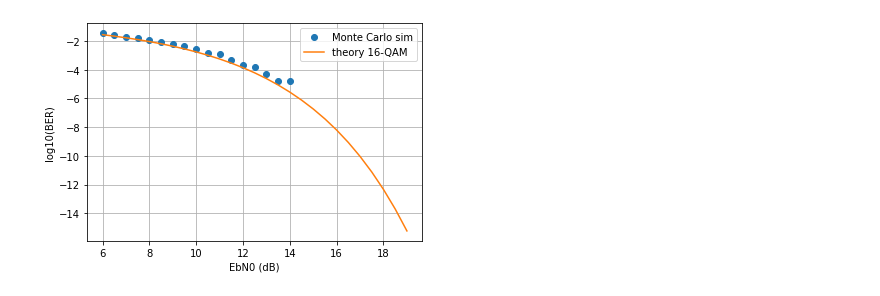
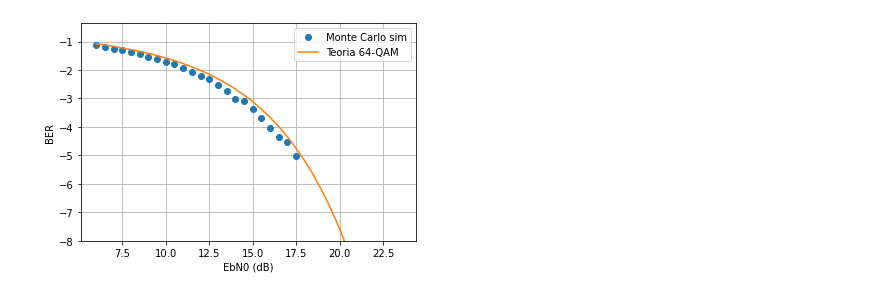
Before and after one commit to wevertonmm/TCC-OFDM-system, a Jupyter notebook: OFDM_system_BER_performance.ipynb, the cells around one changed output. Saved outputs shown, nothing was run; the diff lists cells and outputs as text; code cells hidden in the pictures.

Commit message:
BER performance of OFDM system

```diff
--- a/OFDM_system_BER_performance.ipynb
+++ b/OFDM_system_BER_performance.ipynb
@@ -275,13 +201,14 @@ def theoryBER_MQAM(M, EbN0):
 # %%
-n = 10
-mu = 4
+n = 14
+mu = 6
 M = 2**mu
+SpS = 1
 payloadBits_per_OFDM = mu * 2**n
 K = payloadBits_per_OFDM // 2**(n-5)
 bits_per_ofdm = payloadBits_per_OFDM // K
 CP = K // 4
 P = 8 # number of pilot carriers per OFDM block
-pilotValue = 3+3j # The known value each pilot transmits
+pilotValue = 7+7j # The known value each pilot transmits
 
 allCarriers = np.arange(K)  # indices of all subcarriers ([0, 1, ... K-1])
 pilotCarriers = allCarriers[::K//P] # Pilots is every (K/P)th carrier.
@@ -302,7 +229,6 @@ H_exact = np.fft.fft(channelResponse, K)
 EbN0dB_ = np.arange(1,20.5,0.5)+5
 BER     = np.zeros(EbN0dB_.shape)
 
-
 for subcarrier in range(K):
     for indSNR in range(EbN0dB_.size):
 
@@ -313,23 +239,35 @@ for subcarrier in range(K):
 
         QAM = Mapping(bits_SP)
         OFDM_data = OFDM_symbol(QAM)
+#         print("OFDM_data DOWN", len(OFDM_data))
+
+#         symbolsUp = upsample(OFDM_data, SpS) # Aumenta a taxa de amostragem do sinal para SpS amostras/símbolo
+#         print("OFDM_data UP", len(symbolsUp))
+
         OFDM_time = IDFT(OFDM_data)
 
         OFDM_withCP = addCP(OFDM_time, CP)
 
         OFDM_TX = OFDM_withCP
 
-        # 1) RATE = 3.0 para 4-QAM, 2) RATE = 5.0 para 16-QAM e 3) RATE = 7.0 para 64-QAM
-        OFDM_RX = channel(OFDM_TX, 'awgn', EbN0dB, rate = 5)
-
+        OFDM_RX = channel(OFDM_TX, 'awgn', EbN0dB, M = 64)
         OFDM_RX_noCP = removeCP(OFDM_RX)
         OFDM_demod = DFT(OFDM_RX_noCP)
 
+#         plt.figure(2)
+#         plt.plot(OFDM_demod.real, OFDM_demod.imag,'.',color = 'red');
+#         plt.xlabel('real');
+#         plt.ylabel('imag');
+
+
         Hest = channelEstimate(OFDM_demod)
+        equalized_Hest = equalize(OFDM_demod, Hest)
+        QAM_est = get_payload(equalized_Hest)
 
-        equalized_Hest = equalize(OFDM_demod, Hest)
-
-        QAM_est = get_payload(equalized_Hest)
+        plt.figure(3)
+        plt.plot(QAM_est.real, QAM_est.imag,'.',color = 'red');
+        plt.xlabel('real');
+        plt.ylabel('imag');
 
         PS_est, hardDecision = Demapping(QAM_est)
 
@@ -339,11 +279,12 @@ for subcarrier in range(K):
 # %%
 BERtheory = theoryBER_MQAM(M, EbN0dB_)
 
 plt.plot(EbN0dB_,np.log10(BER),'o');
 plt.plot(EbN0dB_, np.log10(BERtheory))
-plt.legend(['Monte Carlo sim', "theory "+ str(M) + "-QAM"])
+plt.legend(['Monte Carlo sim', "Teoria "+ str(M) + "-QAM"])
 plt.xlabel('EbN0 (dB)');
-plt.ylabel('log10(BER)');
+plt.ylabel('BER');
+plt.ylim(-8)
 plt.grid()
 # %% [output]
-[figure, old version]
+[figure, new version]
```
Also changed, not shown: parts of 3 cells of this notebook.
